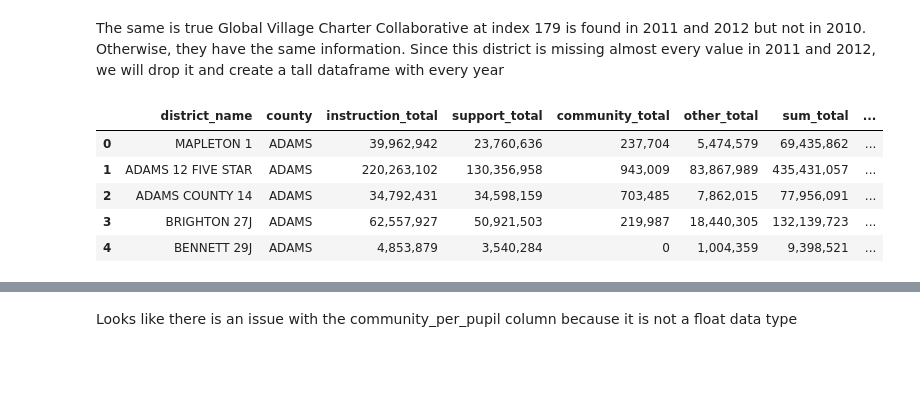
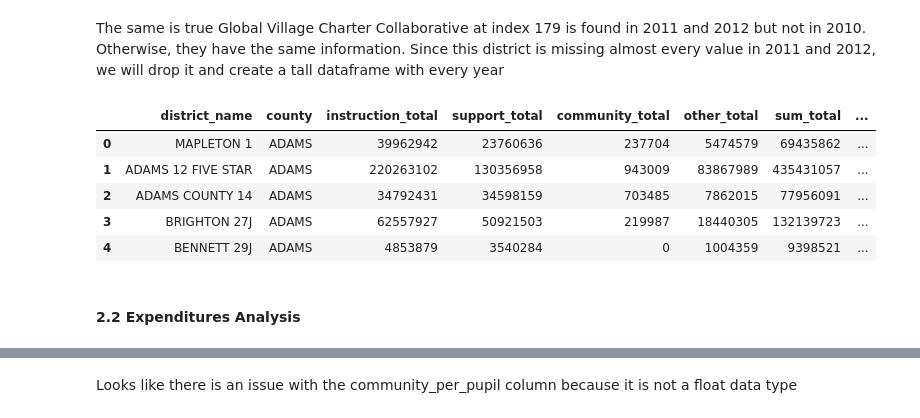
Before and after one commit to clewis53/CaeleyLewis-Capstone2-StoryOfColoradoEducation, a Jupyter notebook: notebooks/0.2-EDA.ipynb, the cells around one changed output, grey strips where cells are left out. Drawn from its saved outputs; the diff is of its cells as text; code cells hidden in the pictures; blank space fills up the shorter version.

```diff
--- a/notebooks/0.2-EDA.ipynb
+++ b/notebooks/0.2-EDA.ipynb
@@ -319,15 +346,18 @@ The same is true Global Village Charter Collaborative at index 179 is found in 2
 # %%
 expenditures_2011 = expenditures_2011.drop(179)
 expenditures_2012 = expenditures_2012.drop(179)
 tall_expenditures = make_datasets.make_tall((expenditures_2010, expenditures_2011, expenditures_2012), (2010, 2011, 2012), 'year')
+tall_expenditures.to_csv('../data/interim/expenditures/tall_expenditures.csv')
 tall_expenditures.head()
 # %% [output]
 |  | district_name | county | instruction_total | support_total | community_total | other_total | sum_total | ... |
-| 0 | MAPLETON 1 | ADAMS | 39,962,942 | 23,760,636 | 237,704 | 5,474,579 | 69,435,862 | ... |
-| 1 | ADAMS 12 FIVE STAR | ADAMS | 220,263,102 | 130,356,958 | 943,009 | 83,867,989 | 435,431,057 | ... |
-| 2 | ADAMS COUNTY 14 | ADAMS | 34,792,431 | 34,598,159 | 703,485 | 7,862,015 | 77,956,091 | ... |
-| 3 | BRIGHTON 27J | ADAMS | 62,557,927 | 50,921,503 | 219,987 | 18,440,305 | 132,139,723 | ... |
-| 4 | BENNETT 29J | ADAMS | 4,853,879 | 3,540,284 | 0 | 1,004,359 | 9,398,521 | ... |
+| 0 | MAPLETON 1 | ADAMS | 39962942 | 23760636 | 237704 | 5474579 | 69435862 | ... |
+| 1 | ADAMS 12 FIVE STAR | ADAMS | 220263102 | 130356958 | 943009 | 83867989 | 435431057 | ... |
+| 2 | ADAMS COUNTY 14 | ADAMS | 34792431 | 34598159 | 703485 | 7862015 | 77956091 | ... |
+| 3 | BRIGHTON 27J | ADAMS | 62557927 | 50921503 | 219987 | 18440305 | 132139723 | ... |
+| 4 | BENNETT 29J | ADAMS | 4853879 | 3540284 | 0 | 1004359 | 9398521 | ... |
+# %% [markdown]
+#### 2.2 Expenditures Analysis <a name="expenditures-analysis"></a>
 # %%
 tall_expenditures.info()
 # %% [output]
```
Also changed, not shown: parts of 8 cells of this notebook, 2 other files.
